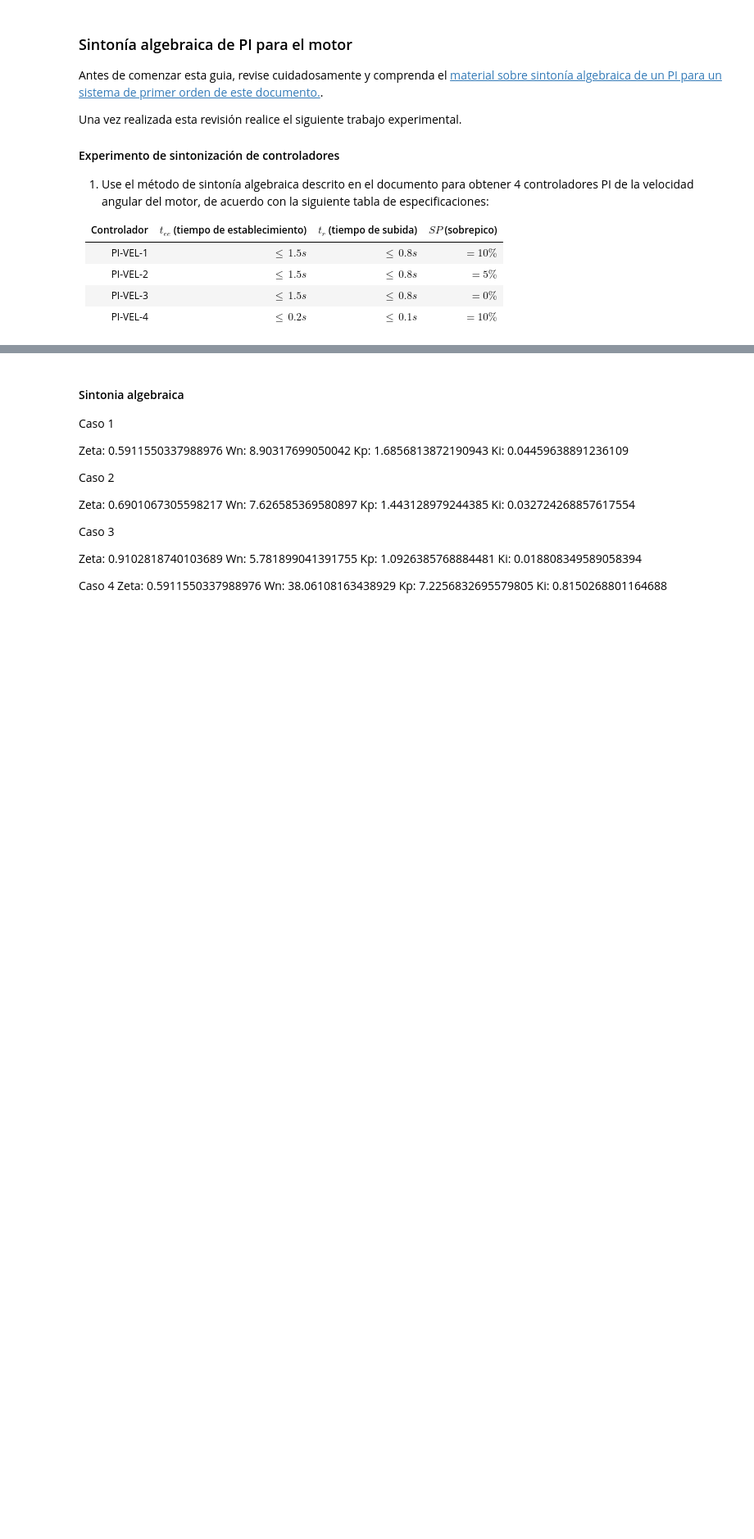
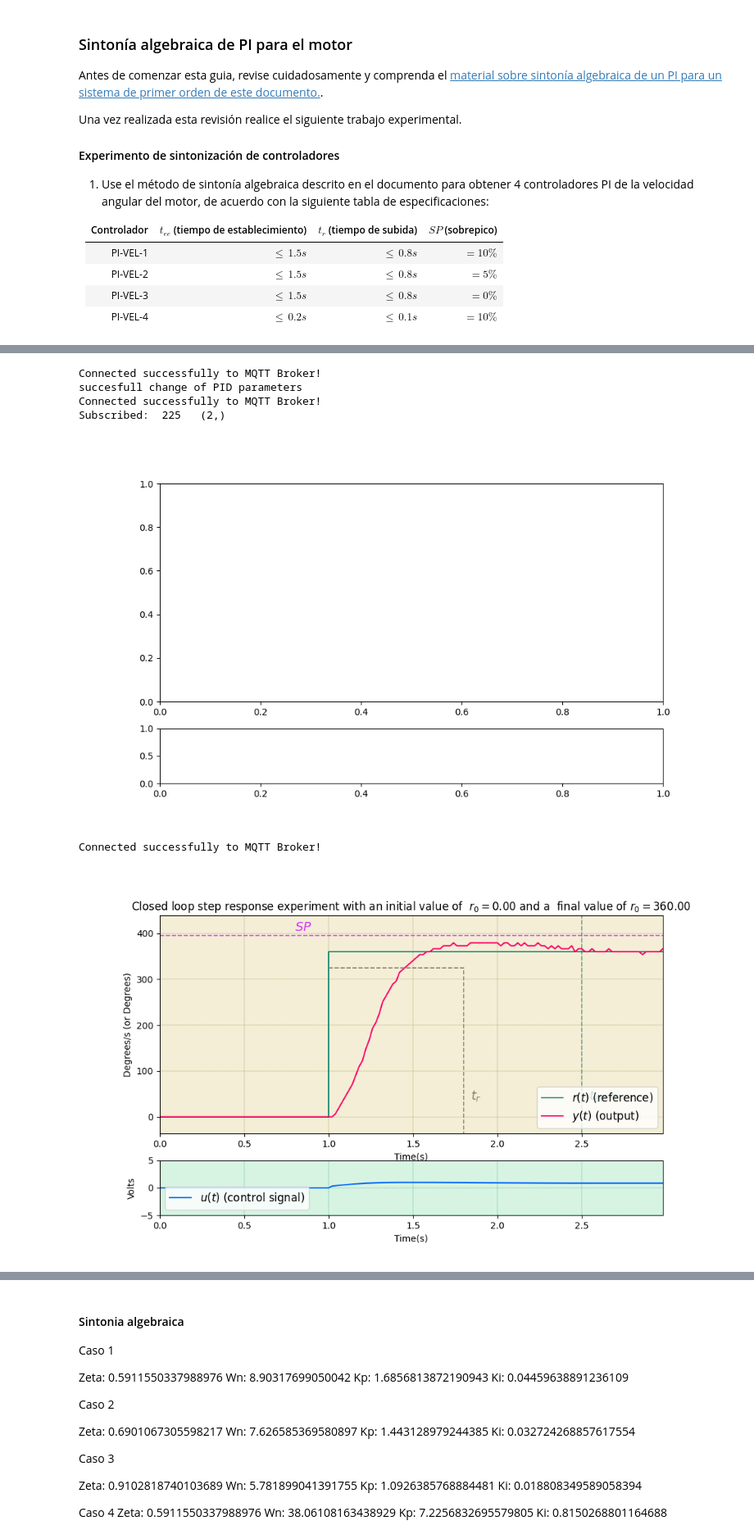
Before and after one commit to wabohorquezr/2025-II, a Jupyter notebook: Control/Laboratorios/Laboratorio3/guia3-sintonia_algebraica_PI_PID.ipynb, the cells around one changed output, grey strips where cells are left out. Shown at 82% size. Saved outputs shown, nothing was run; the diff lists cells and outputs as text; code cells hidden in the pictures; blank space fills up the shorter version.

```diff
--- a/Control/Laboratorios/Laboratorio3/guia3-sintonia_algebraica_PI_PID.ipynb
+++ b/Control/Laboratorios/Laboratorio3/guia3-sintonia_algebraica_PI_PID.ipynb
@@ -102,4 +103,15 @@ Una vez realizada esta revisión realice el siguiente trabajo experimental.
 | PI-VEL-2        | $\leq\, 1.5 s$     | $\leq\, 0.8 s$ | $=5\%$  |
 | PI-VEL-3        | $\leq\, 1.5 s$     | $\leq\, 0.8 s$ | $=0\%$  |
 | PI-VEL-4        | $\leq\, 0.2 s$     | $\leq\, 0.1 s$ | $=10\%$  |
+# %%
+#Datos obtenidos de la grafica
+
+#Alpha -> alpha
+alpha = 426.552
+
+#Tau -> tau
+tau = 0.229
+
+# Te
+Te = 0.02
 # %%
@@ -186,0 +264,15 @@ Zeta:  0.5911550337988976  Wn:  38.06108163438929  Kp:  7.2256832695579805 Ki: 0
+# %%
+motor.set_pid(mi_motor,kp=vel2.kp,ki=vel2.ki,kd=0,beta=1, output="speed")
+t, r, y, u  =motor.step_closed(mi_motor,r0=r0, r1=r1, t0=t0, t1=t1);
+motor.set_reference(mi_motor,0)
+draw_specifications(Vel1_tee, Vel1_tr, Vel1_SP)
+plt.savefig("SintoniaAlgbraica_vel2.png", format="png", bbox_inches="tight") # para salvar la figura
+plt.show() # para congelarla en el notebook
+# %% [output]
+Connected successfully to MQTT Broker!
+succesfull change of PID parameters
+Connected successfully to MQTT Broker!
+Subscribed:  225   (2,)
+[figure, added]
+Connected successfully to MQTT Broker!
+[figure, added]
```
Also changed, not shown: parts of 14 cells of this notebook, 10 other files.
